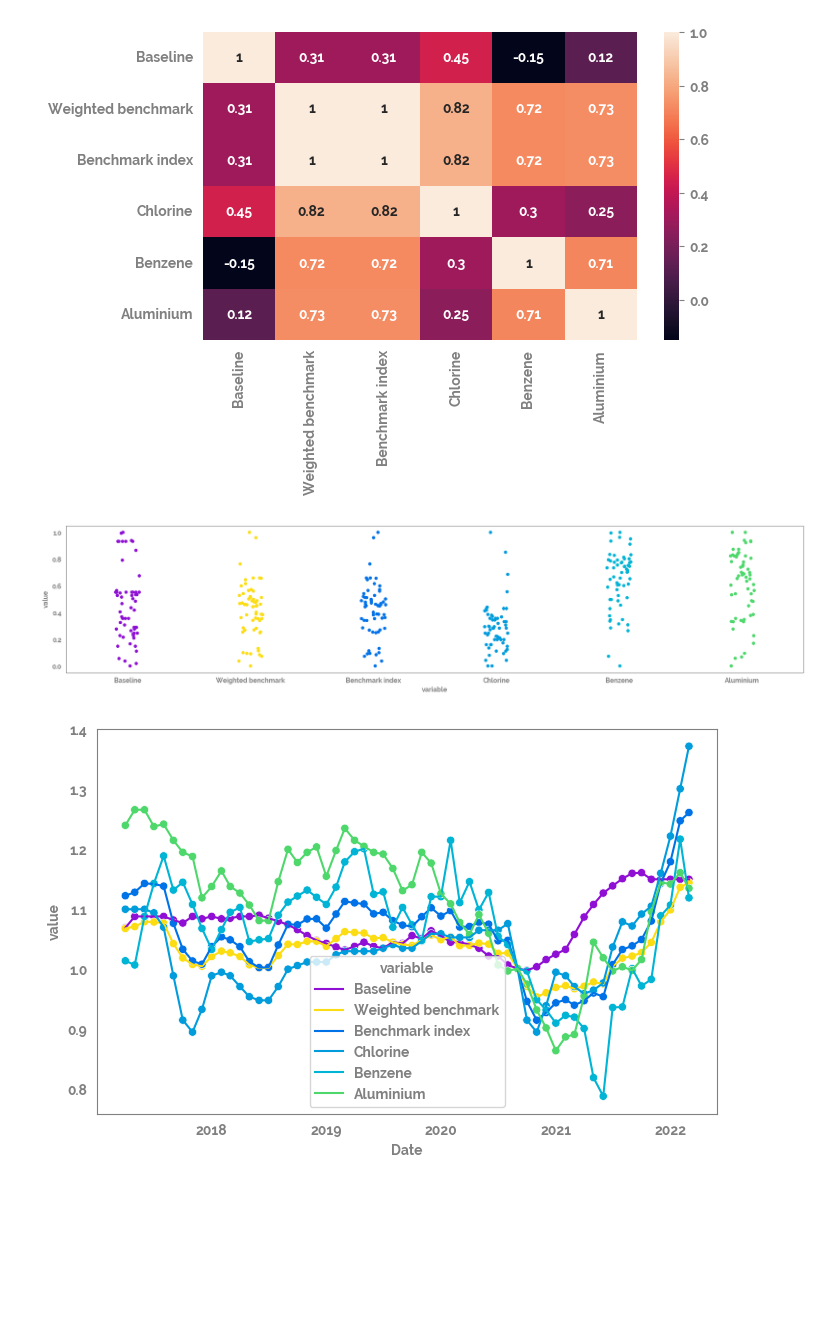
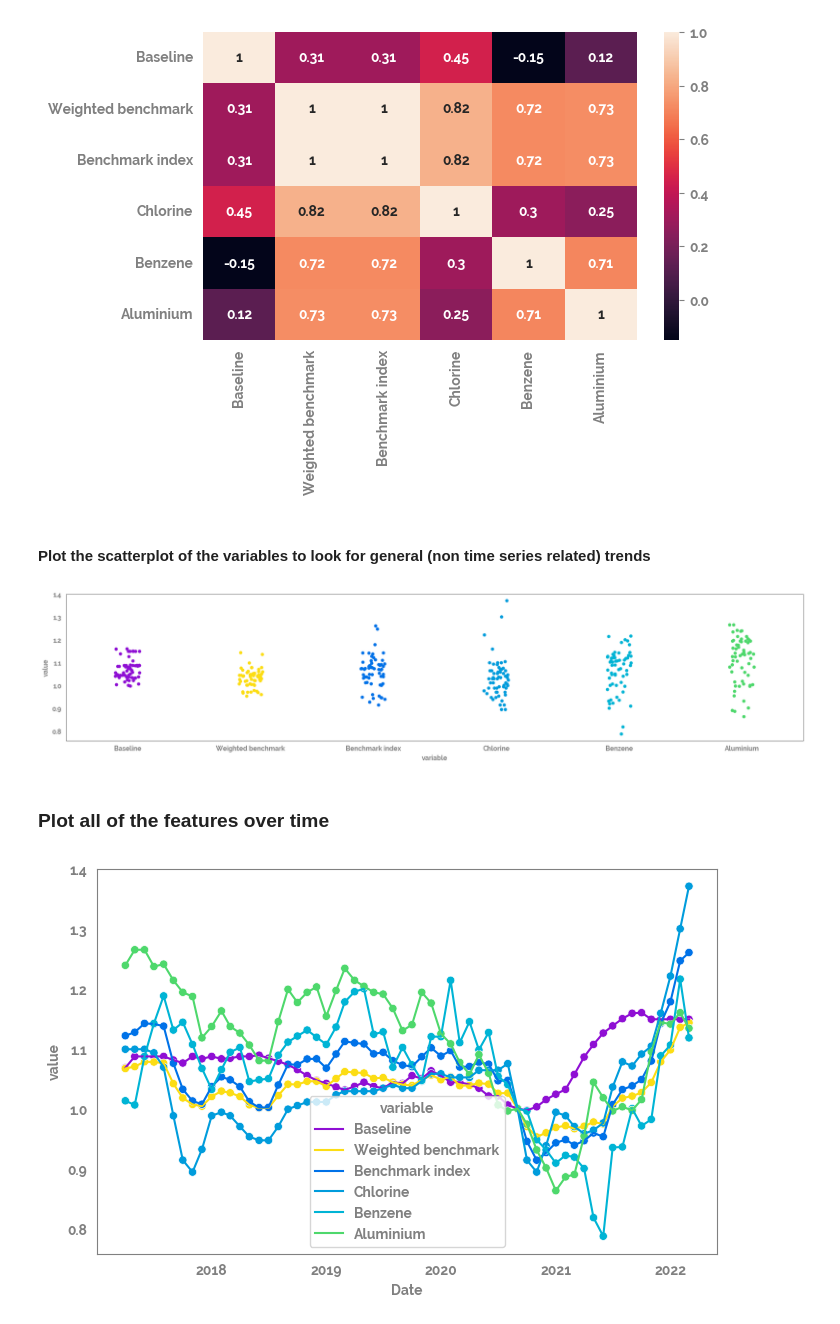
Before and after one commit to jameshtwose/mike_jms_collabs, a Jupyter notebook: pricing_EDA.ipynb, the cells around one changed output. Cells and saved outputs as stored; diff of their text form; code cells hidden in the pictures; blank space fills up the shorter version.

```diff
--- a/pricing_EDA.ipynb
+++ b/pricing_EDA.ipynb
@@ -112,17 +127,21 @@ _ = plt.figure(figsize=(7, 4))
 _ = sns.heatmap(df.corr(), annot=True)
 # %% [output]
 [figure]
+# %% [markdown]
+#### Plot the scatterplot of the variables to look for general (non time series related) trends
 # %%
 _ = plt.figure(figsize=(20, 4))
 _ = sns.stripplot(data=df
-                .pipe(apply_scaling, "MinMax")
+                # .pipe(apply_scaling, "MinMax")
                 # .reset_index()
                 .melt(),
                 x = "variable",
                 y = "value",
                 )
 # %% [output]
-[figure, old version]
+[figure, new version]
+# %% [markdown]
+### Plot all of the features over time
 # %%
 _ = plt.figure(figsize=(8, 5))
 _ = sns.lineplot(data=df
```
Also changed, not shown: parts of 48 cells of this notebook.
